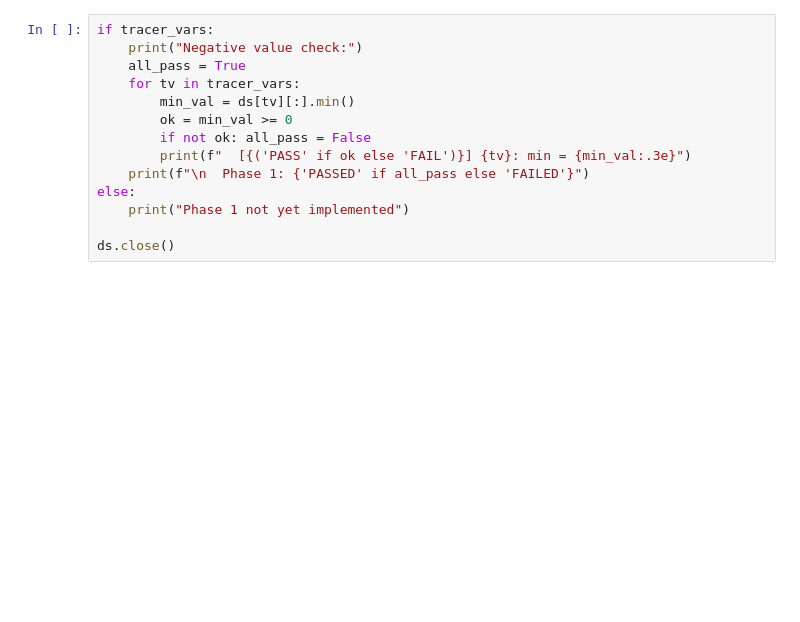
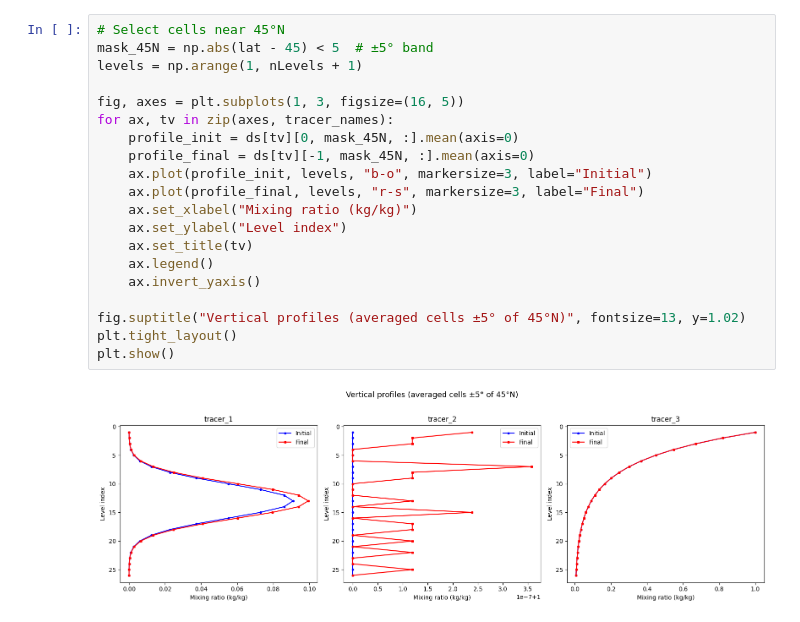
Before and after one commit to mattldawson/MPAS-Model, a Jupyter notebook: verification/phase01_tracers.ipynb, the cells around one changed output. Saved outputs shown, nothing was run; the diff lists cells and outputs as text; blank space fills up the shorter version.

```diff
--- a/verification/phase01_tracers.ipynb
+++ b/verification/phase01_tracers.ipynb
@@ -72,14 +104,22 @@ With the monotonic limiter, tracers should remain non-negative.
 # %%
-if tracer_vars:
-    print("Negative value check:")
-    all_pass = True
-    for tv in tracer_vars:
-        min_val = ds[tv][:].min()
-        ok = min_val >= 0
-        if not ok: all_pass = False
-        print(f"  [{('PASS' if ok else 'FAIL')}] {tv}: min = {min_val:.3e}")
-    print(f"\n  Phase 1: {'PASSED' if all_pass else 'FAILED'}")
-else:
-    print("Phase 1 not yet implemented")
+# Select cells near 45°N
+mask_45N = np.abs(lat - 45) < 5  # ±5° band
+levels = np.arange(1, nLevels + 1)
 
-ds.close()
+fig, axes = plt.subplots(1, 3, figsize=(16, 5))
+for ax, tv in zip(axes, tracer_names):
+    profile_init = ds[tv][0, mask_45N, :].mean(axis=0)
+    profile_final = ds[tv][-1, mask_45N, :].mean(axis=0)
+    ax.plot(profile_init, levels, "b-o", markersize=3, label="Initial")
+    ax.plot(profile_final, levels, "r-s", markersize=3, label="Final")
+    ax.set_xlabel("Mixing ratio (kg/kg)")
+    ax.set_ylabel("Level index")
+    ax.set_title(tv)
+    ax.legend()
+    ax.invert_yaxis()
+
+fig.suptitle("Vertical profiles (averaged cells ±5° of 45°N)", fontsize=13, y=1.02)
+plt.tight_layout()
+plt.show()
+# %% [output]
+[figure, added]
```
Also changed, not shown: parts of 13 cells of this notebook, 4 other files.
